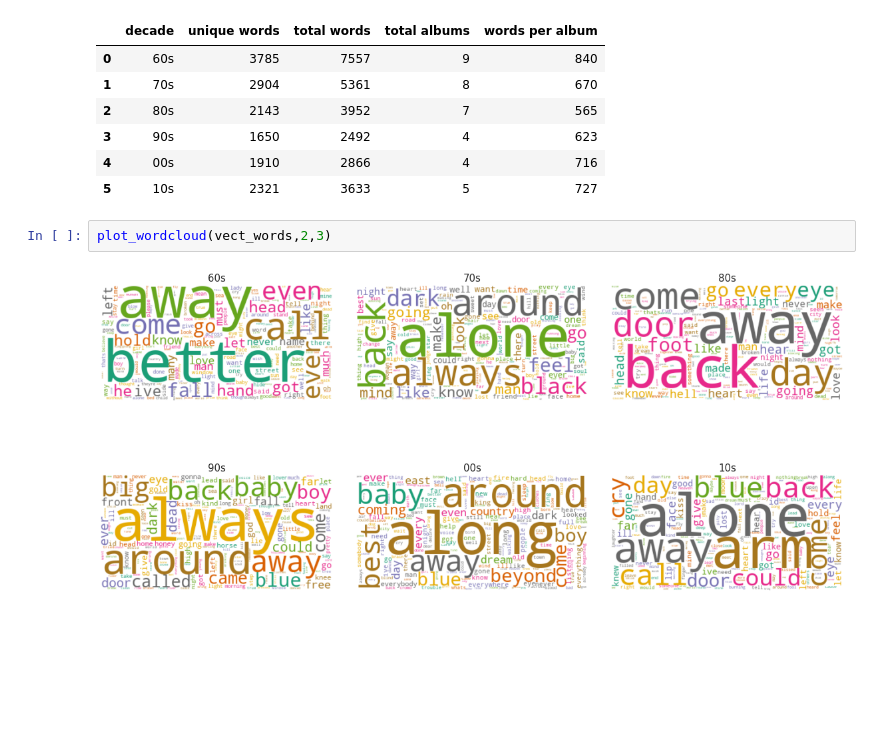
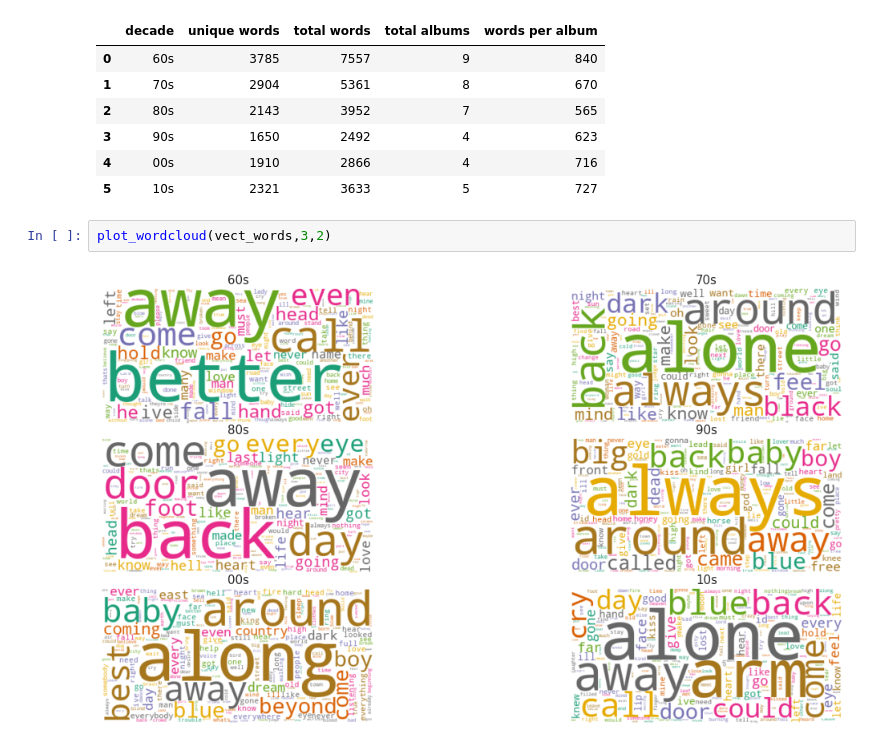
Before and after one commit to admndrsn/dylan, a Jupyter notebook: BD_Sentiment.ipynb, the cells around one changed output. Cells and saved outputs as stored; diff of their text form; blank space fills up the shorter version.

```diff
--- a/BD_Sentiment.ipynb
+++ b/BD_Sentiment.ipynb
@@ -784,6 +794,6 @@ words_stats(vect_words,df)
 | 4 | 00s | 1910 | 2866 | 4 | 716 |
 | 5 | 10s | 2321 | 3633 | 5 | 727 |
 # %%
-plot_wordcloud(vect_words,2,3)
+plot_wordcloud(vect_words,3,2)
 # %% [output]
-[figure, old version]
+[figure, new version]
```
Also changed, not shown: parts of 11 cells of this notebook.
